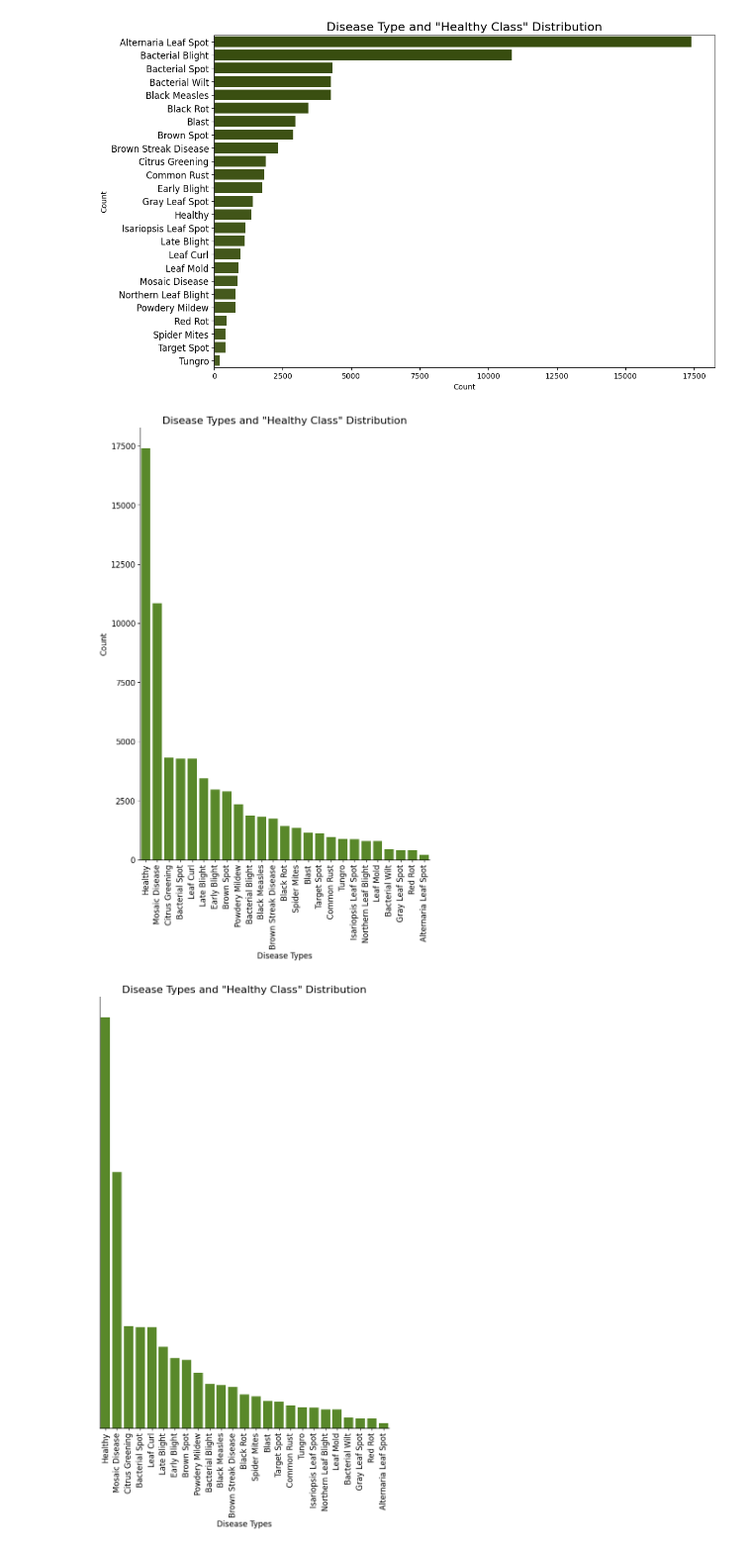
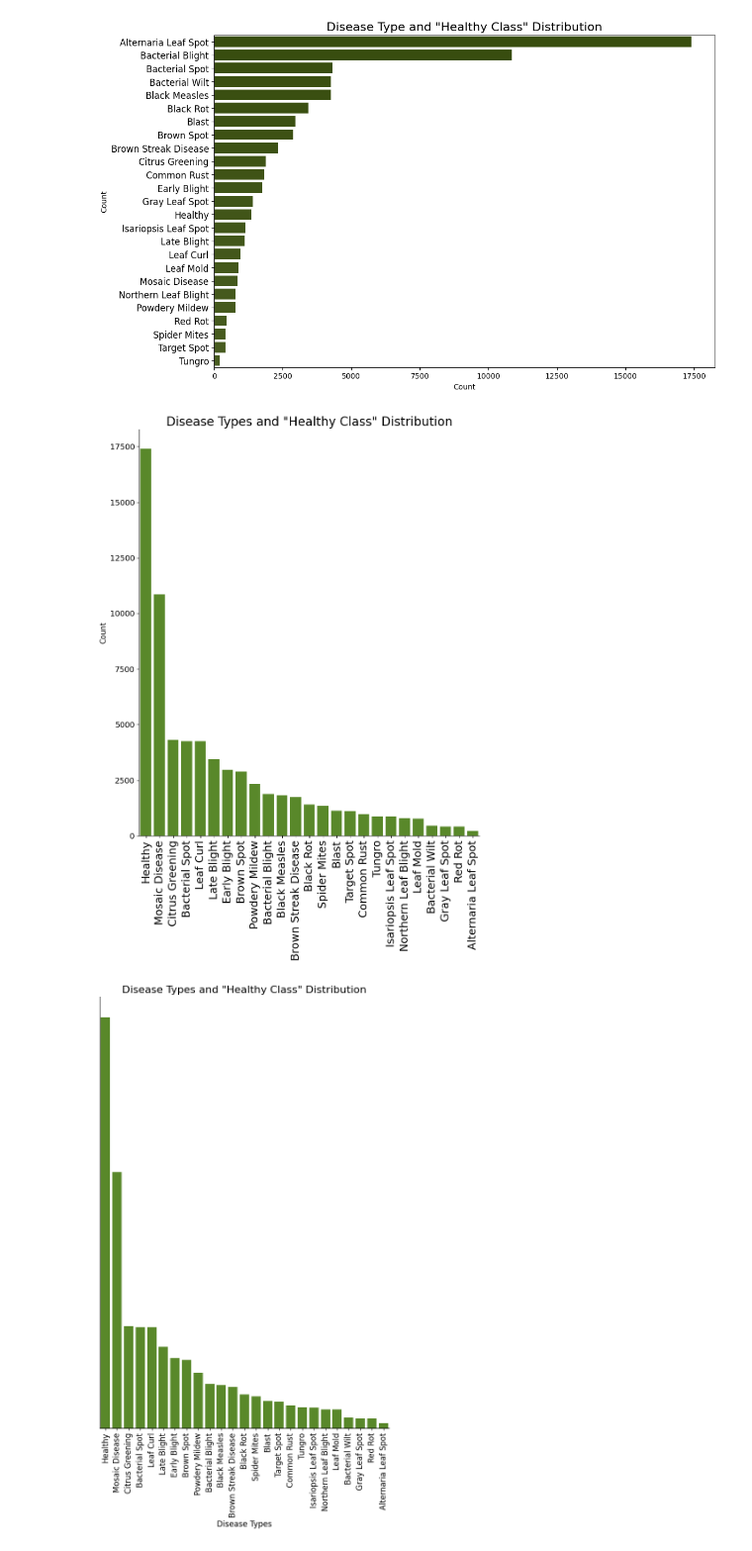
Before and after one commit to forster-j/AgronomiCare, a Jupyter notebook: notebooks/Disease_specific_filter.ipynb, the cells around one changed output. Shown at 99% size. Drawn from its saved outputs; the diff is of its cells as text; code cells hidden in the pictures.

Commit message:
last changes, the final plotting etc

```diff
--- a/notebooks/Disease_specific_filter.ipynb
+++ b/notebooks/Disease_specific_filter.ipynb
@@ -934,24 +934,24 @@ plt.show()
 # %%
 # Assuming df is your DataFrame containing the 'Class' column
 dis_type_counts = df['Class'].value_counts()
 
 # Get unique labels and sort them by count
 labels = dis_type_counts.index.tolist()
 
 # Replace underscores with spaces and capitalize each word
 label_ticks = [label.replace('_', ' ').title() for label in labels]
 
-plt.figure(figsize=(8, 12))
+plt.figure(figsize=(10, 12))
 sns.countplot(x='Class', data=df, order=labels, color="#59981a")
-plt.title('Disease Types and "Healthy Class" Distribution', fontsize=16)
-plt.xlabel('Disease Types', fontsize=12)
+plt.title('Disease Types and "Healthy Class" Distribution', fontsize=20)
+plt.xlabel('', fontsize=12)
 plt.ylabel('Count', fontsize=12)
-plt.xticks(ticks=range(len(labels)), labels=label_ticks, fontsize=12, rotation=90)  # Rotate x-tick labels
-plt.yticks(fontsize=12)
+plt.xticks(ticks=range(len(labels)), labels=label_ticks, fontsize=18, rotation=90)  # Rotate x-tick labels
+plt.yticks(fontsize=13)
 sns.despine()
 plt.show()
 # %% [output]
-[figure, old version]
+[figure, new version]
 # %%
 # Assuming df is your DataFrame containing the 'Class' column
 dis_type_counts = df['Class'].value_counts()
```
Also changed, not shown: parts of 2 cells of this notebook.
